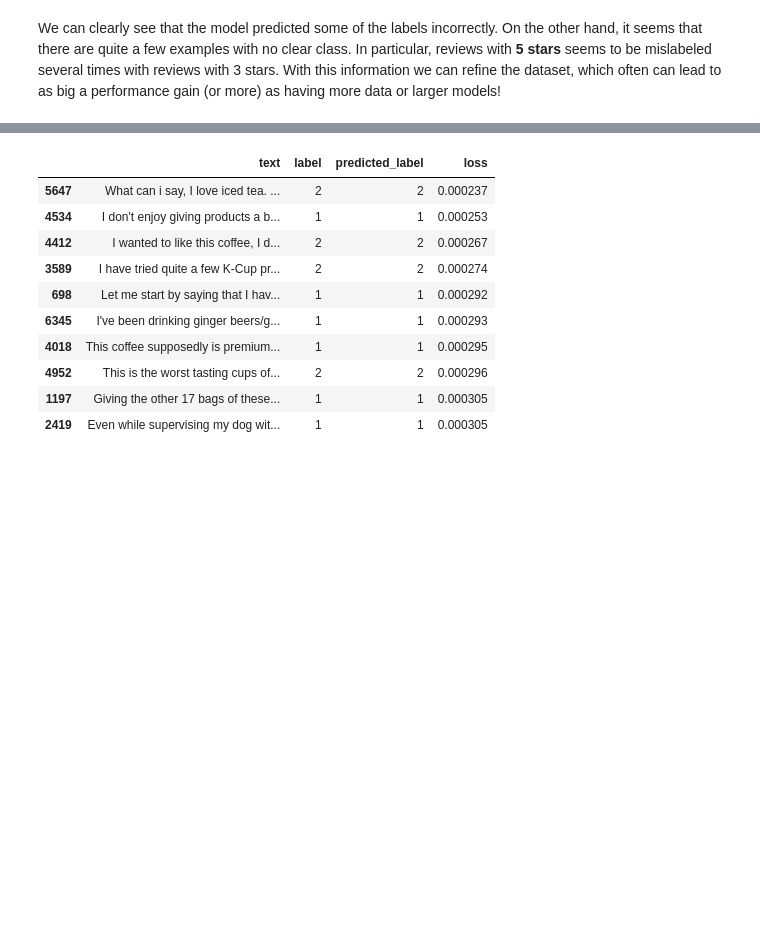
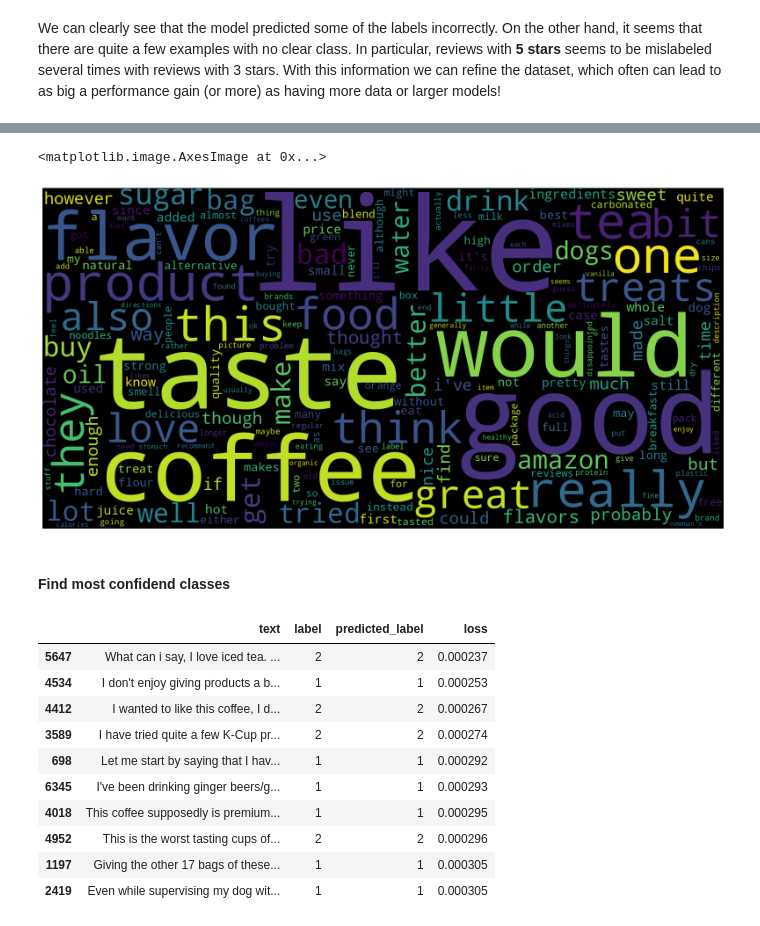
Before and after one commit to MarioAvolio/Amazon-Fine-Foods-reviews-Transformers-Text-Classification, a Jupyter notebook: Amazon_Fine_Food_Review_Text_Classification_with_Transformers.ipynb, the cells around one changed output, grey strips where cells are left out. Saved outputs shown, nothing was run; the diff lists cells and outputs as text; code cells hidden in the pictures; blank space fills up the shorter version.

```diff
--- a/Amazon_Fine_Food_Review_Text_Classification_with_Transformers.ipynb
+++ b/Amazon_Fine_Food_Review_Text_Classification_with_Transformers.ipynb
@@ -1069,0 +1117,4 @@ models!
+# %%
+tmp = pd.DataFrame()
+tmp["text"] = df_test.sort_values("loss", ascending=False).head(100).text.apply(sent_tokenize)
+tmp
@@ -1069,0 +1135,3 @@ models!
+# %%
+tmp["text"] = tmp.text.apply(preprocess)
+tmp.iloc[0]
@@ -1069,0 +1196,2 @@ models!
+# %%
+tmp.text = tmp.text.apply(preprocess_corpus)
@@ -1070,3 +1241,15 @@ models!
+# %%
+flat_list = [item for sublist in tmp.text for item in sublist] #unique list containing all tokens
+
+fig = plt.figure(figsize=(20,14))
+wordcloud = WordCloud(width=1600, height=800, background_color="black").generate_from_frequencies(Counter(flat_list))
+plt.axis("off")
+plt.imshow(wordcloud, interpolation='antialiased')
+# %% [output]
+<matplotlib.image.AxesImage at 0x...>
+[figure, added]
+# %% [markdown]
+#### Find most confidend classes
 # %%
 df_test.sort_values("loss", ascending=True).head(10)
 # %% [output]
```
Also changed, not shown: parts of 19 cells of this notebook.
